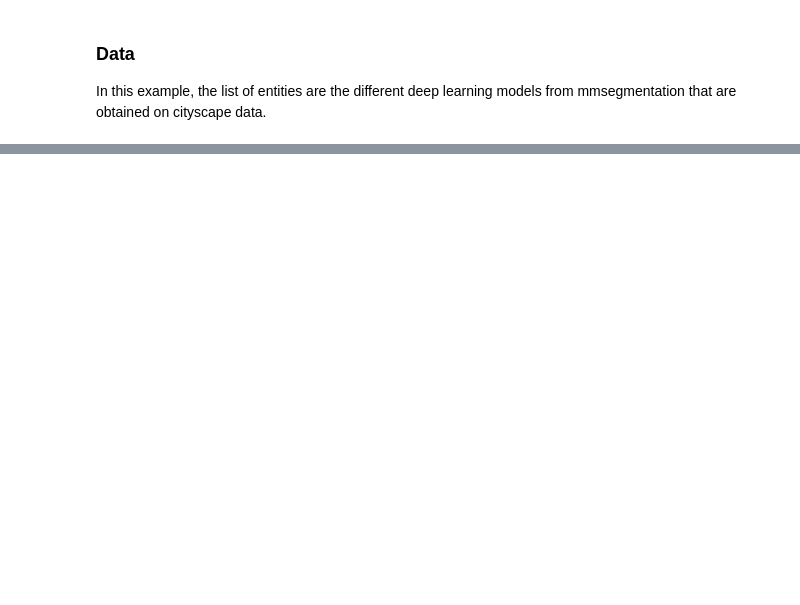
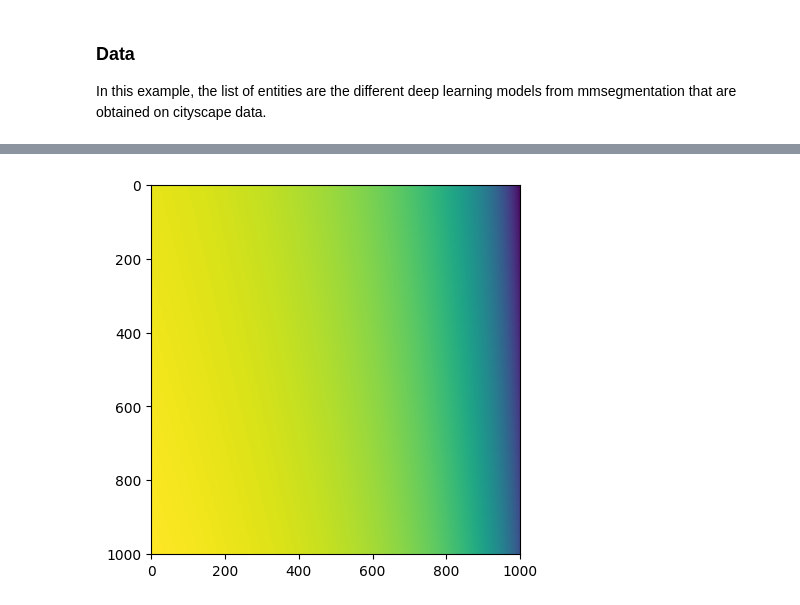
Before and after one commit to uliege-performance/sorbetto, a Jupyter notebook: examples/app_developper.ipynb, the cells around one changed output, grey strips where cells are left out. Saved outputs shown, nothing was run; the diff lists cells and outputs as text; code cells hidden in the pictures; blank space fills up the shorter version.

```diff
--- a/examples/app_developper.ipynb
+++ b/examples/app_developper.ipynb
@@ -122,0 +140,6 @@ entity_tile = analysis_dev.getEntityTile()
+# %%
+mat = value_tile.mat_value
+plt.imshow(mat)
+plt.show()
+# %% [output]
+[figure, added]
```
Also changed, not shown: parts of 33 cells of this notebook.
